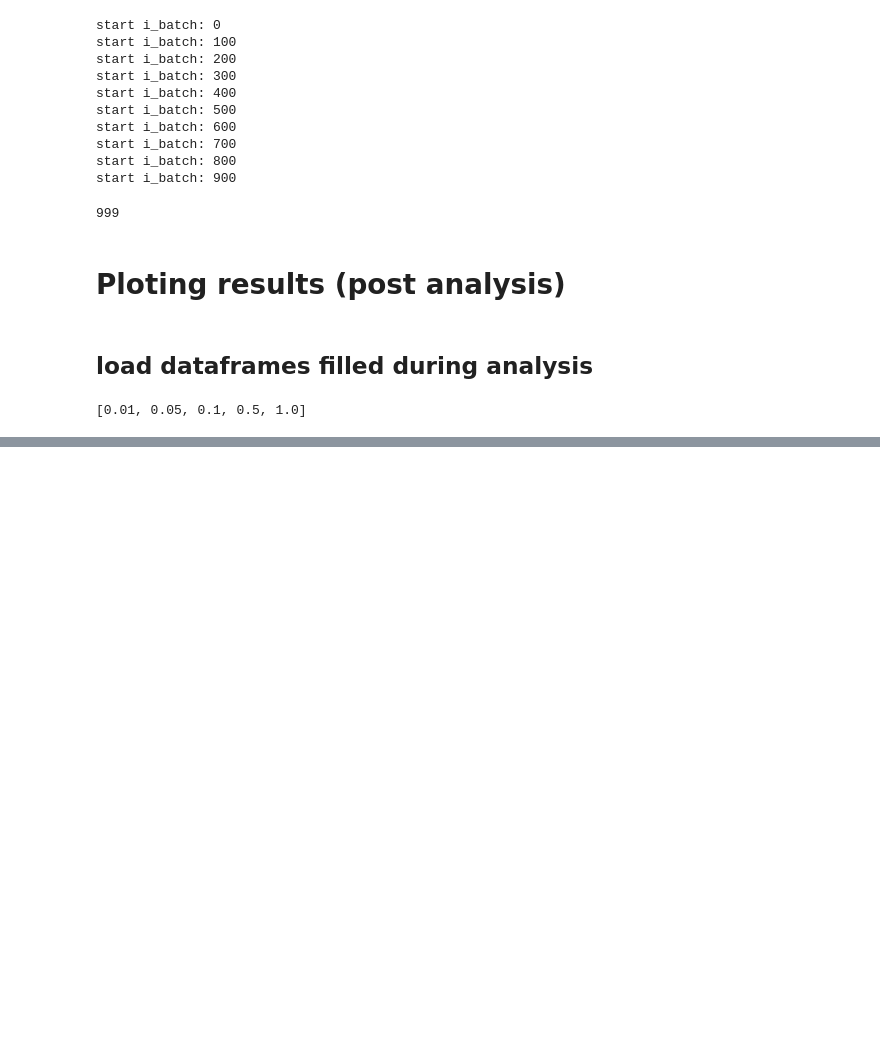
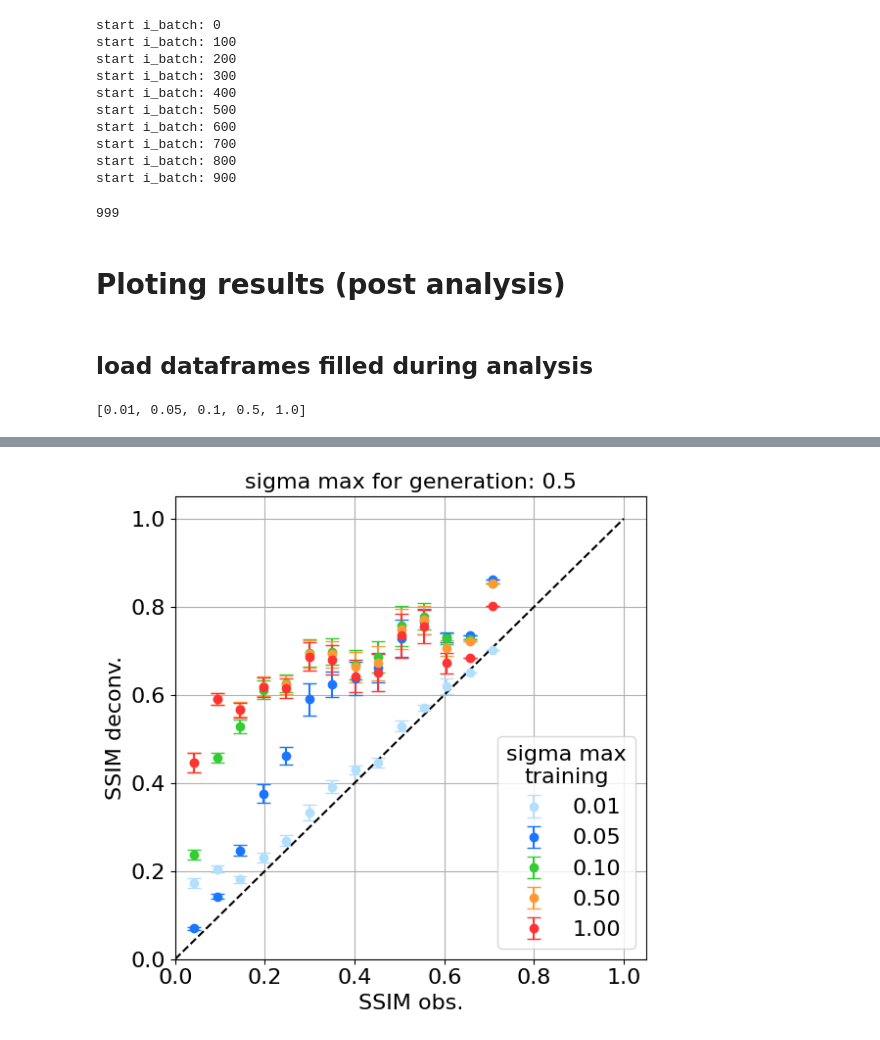
Before and after one commit to jecampagne/Blind-deconvolution-compagnon, a Jupyter notebook: notebook/CompareUNet4Cosmos-sigma.ipynb, the cells around one changed output, grey strips where cells are left out. Cells and saved outputs as stored; diff of their text form; code cells hidden in the pictures; blank space fills up the shorter version.

```diff
--- a/notebook/CompareUNet4Cosmos-sigma.ipynb
+++ b/notebook/CompareUNet4Cosmos-sigma.ipynb
@@ -405,0 +415,28 @@ plt.tight_layout();
+# %%
+fig,ax=plt.subplots(1,1,figsize=(6,6))
+for i,sigma_max in enumerate(sigma_list):
+
+    line = df1.loc[df1["sigma_max"] == sigma_max]
+    ssim_in = line["ssim_in"].iloc[0]
+    ssim_unet = line["ssim_u"].iloc[0]
+    hbprof(ssim_in, ssim_unet, n_bins=15, error_type='sem', ax=ax, label=f'{sigma_max:.2f}',
+           color=couleurs_temperature[i])
+
+
+mynewline = lines.Line2D((0,1),(0,1),
+                         color='k',linestyle="--")
+ax.add_line(mynewline)
+#ax.set_title(f"N train={ntrain}")
+ax.grid()
+ax.set_xlim([0,1.05])
+ax.set_ylim([0,1.05]);
+legend=ax.legend(title="sigma max\ntraining", loc='lower right')
+title = legend.get_title()
+title.set_ha('center')
+ax.set_ylabel("SSIM deconv.")
+ax.set_xlabel("SSIM obs.");
+ax.set_title(f"sigma max for generation: {sigma_max_for_gen}");
+plt.tight_layout()
+#fig.savefig("SSIM_Unet_deconv_vs_obs_SIGMA_MAX.pdf");
+# %% [output]
+[figure, added]
```
Also changed, not shown: parts of 7 cells of this notebook.
